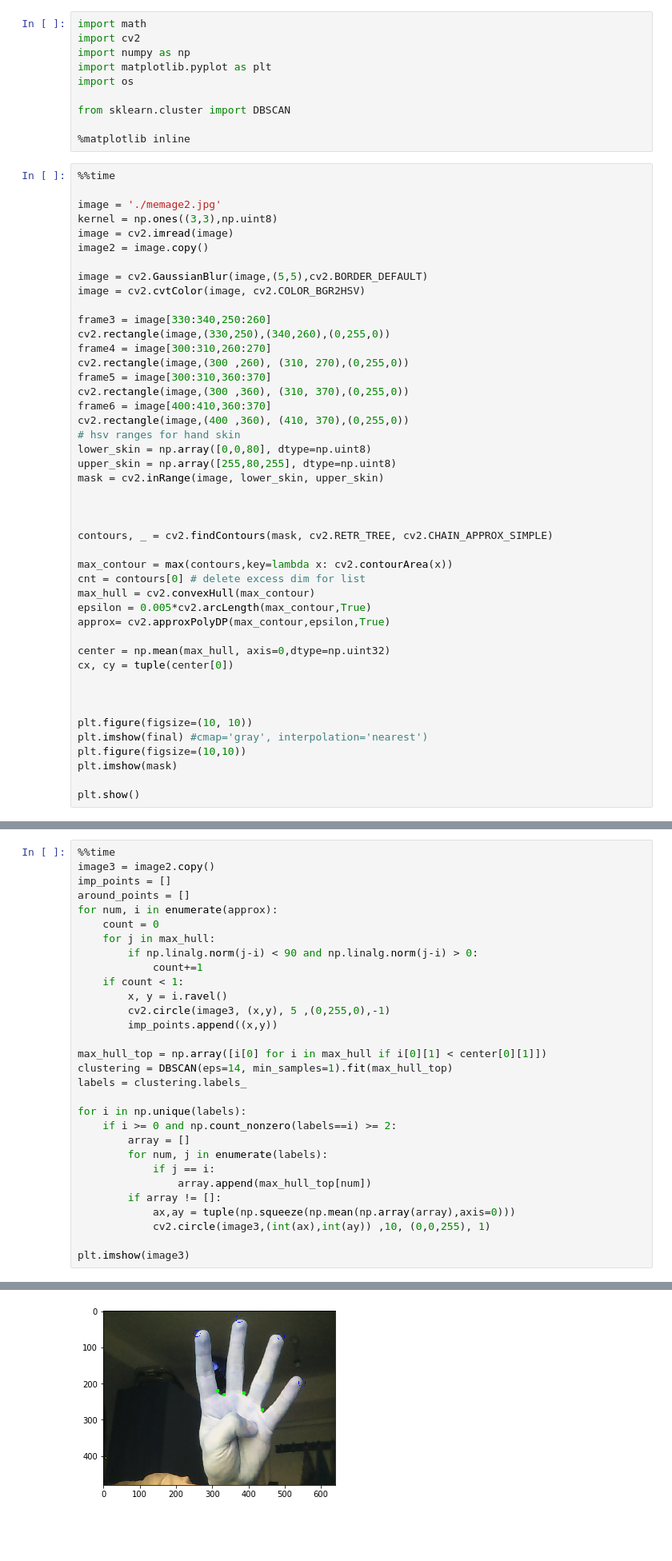
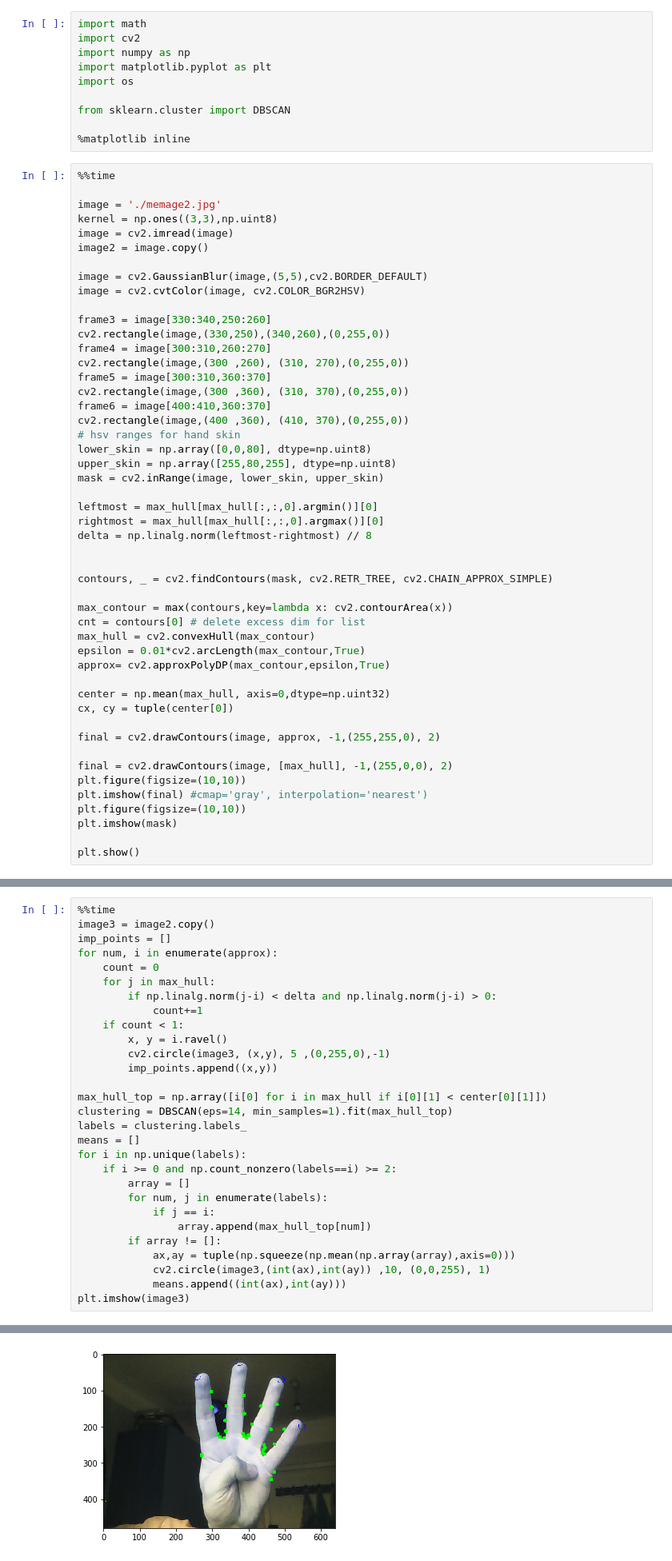
Before and after one commit to vanhry/Count-fingers, a Jupyter notebook: image_process.ipynb, the cells around one changed output, grey strips where cells are left out. Shown: that part at 80% size. Saved outputs shown, nothing was run; the diff lists cells and outputs as text; blank space fills up the shorter version.

```diff
--- a/image_process.ipynb
+++ b/image_process.ipynb
@@ -32,6 +32,9 @@ lower_skin = np.array([0,0,80], dtype=np.uint8)
 upper_skin = np.array([255,80,255], dtype=np.uint8)
 mask = cv2.inRange(image, lower_skin, upper_skin)
 
+leftmost = max_hull[max_hull[:,:,0].argmin()][0]
+rightmost = max_hull[max_hull[:,:,0].argmax()][0]
+delta = np.linalg.norm(leftmost-rightmost) // 8
 
 
 contours, _ = cv2.findContours(mask, cv2.RETR_TREE, cv2.CHAIN_APPROX_SIMPLE)
@@ -39,15 +42,16 @@ contours, _ = cv2.findContours(mask, cv2.RETR_TREE, cv2.CHAIN_APPROX_SIMPLE)
 max_contour = max(contours,key=lambda x: cv2.contourArea(x))
 cnt = contours[0] # delete excess dim for list
 max_hull = cv2.convexHull(max_contour)
-epsilon = 0.005*cv2.arcLength(max_contour,True)
+epsilon = 0.01*cv2.arcLength(max_contour,True)
 approx= cv2.approxPolyDP(max_contour,epsilon,True)
 
 center = np.mean(max_hull, axis=0,dtype=np.uint32)
 cx, cy = tuple(center[0])
 
+final = cv2.drawContours(image, approx, -1,(255,255,0), 2)
 
-
-plt.figure(figsize=(10, 10))
+final = cv2.drawContours(image, [max_hull], -1,(255,0,0), 2)
+plt.figure(figsize=(10,10))
 plt.imshow(final) #cmap='gray', interpolation='nearest')
 plt.figure(figsize=(10,10))
 plt.imshow(mask)
@@ -62,11 +66,10 @@ Wall time: 2.83 s
 %%time
 image3 = image2.copy()
 imp_points = []
-around_points = []
 for num, i in enumerate(approx):
     count = 0
     for j in max_hull:
-        if np.linalg.norm(j-i) < 90 and np.linalg.norm(j-i) > 0:
+        if np.linalg.norm(j-i) < delta and np.linalg.norm(j-i) > 0:
             count+=1
     if count < 1:
         x, y = i.ravel()
@@ -76,7 +79,7 @@ for num, i in enumerate(approx):
 max_hull_top = np.array([i[0] for i in max_hull if i[0][1] < center[0][1]])
 clustering = DBSCAN(eps=14, min_samples=1).fit(max_hull_top)
 labels = clustering.labels_
-
+means = []
 for i in np.unique(labels):
     if i >= 0 and np.count_nonzero(labels==i) >= 2:
         array = []
@@ -86,6 +89,6 @@ for i in np.unique(labels):
         if array != []:
             ax,ay = tuple(np.squeeze(np.mean(np.array(array),axis=0)))
             cv2.circle(image3,(int(ax),int(ay)) ,10, (0,0,255), 1)
-
+            means.append((int(ax),int(ay)))
 plt.imshow(image3)
 # %% [output]
@@ -94 +97 @@ Wall time: 143 ms
-[figure, old version]
+[figure, new version]
```
Also changed, not shown: parts of 24 cells of this notebook.
